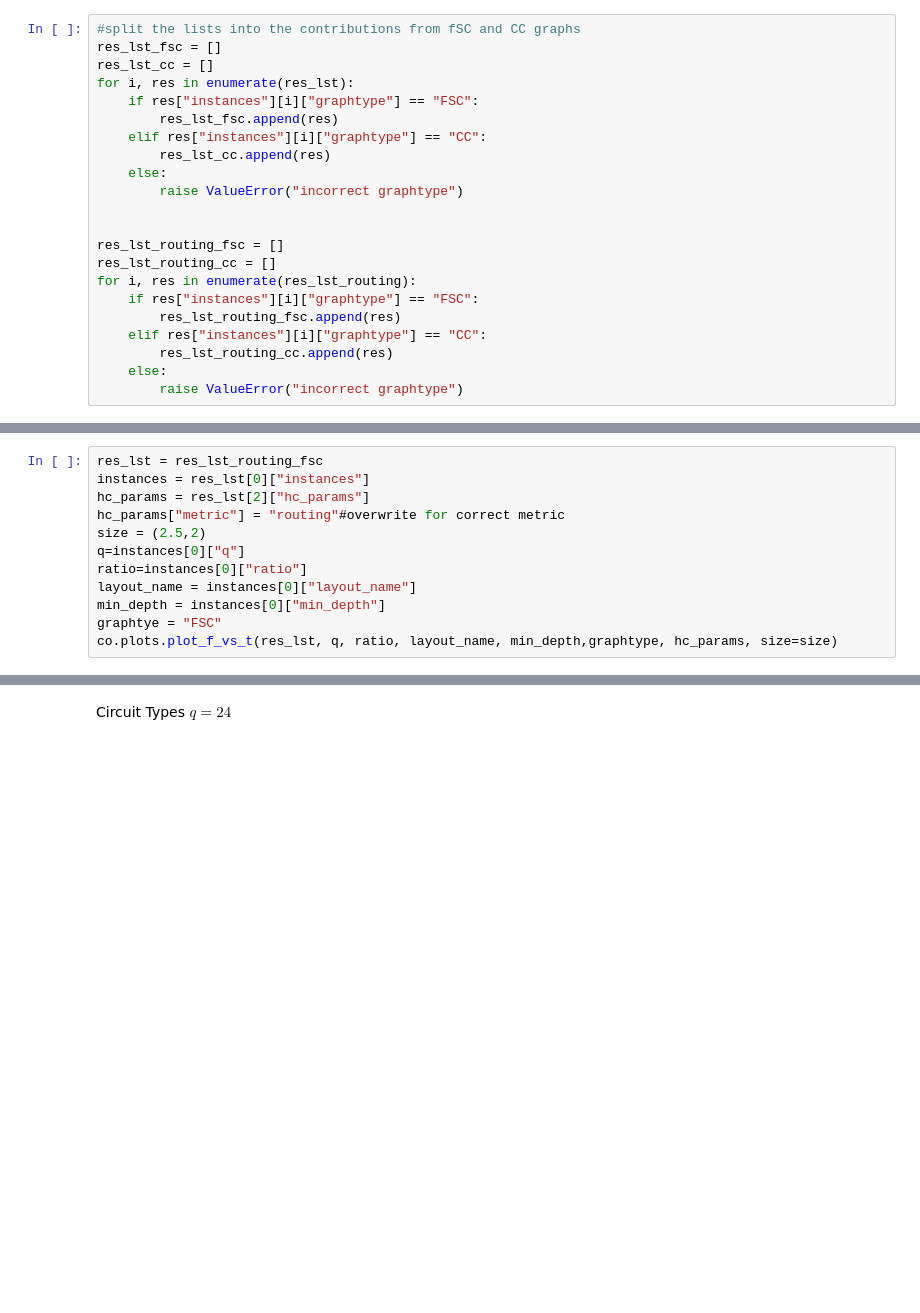
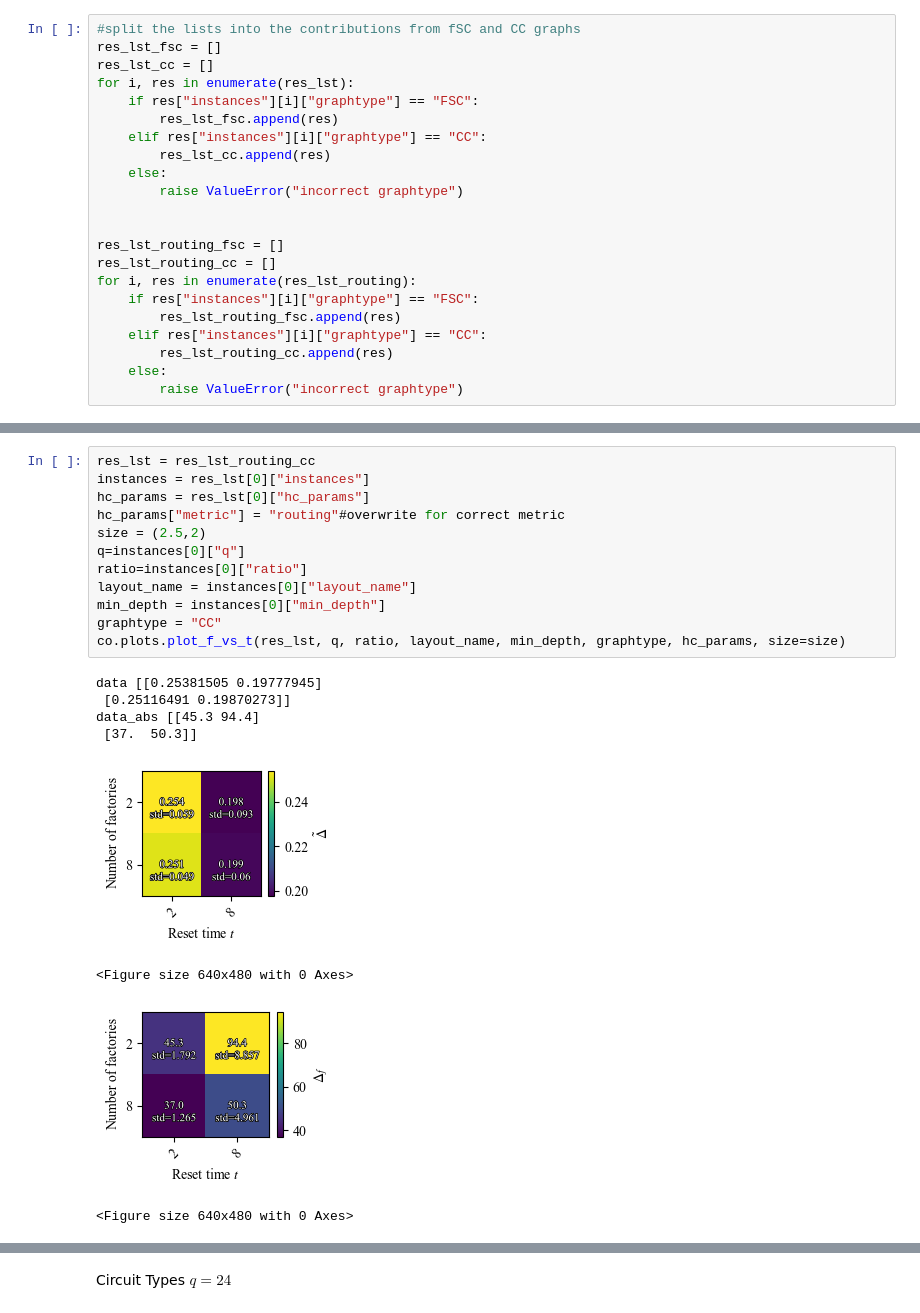
Before and after one commit to LSHerzog/mqt-qecc, a Jupyter notebook: src/mqt/qecc/co3/plots/numerics_summarized.ipynb, the cells around one changed output, grey strips where cells are left out. Drawn from its saved outputs; the diff is of its cells as text; blank space fills up the shorter version.

```diff
--- a/src/mqt/qecc/co3/plots/numerics_summarized.ipynb
+++ b/src/mqt/qecc/co3/plots/numerics_summarized.ipynb
@@ -60,12 +198,21 @@ co.plots.plot_f_vs_t(res_lst, q, ratio, layout_name, min_depth, graphtype, hc_pa
 # %%
-res_lst = res_lst_routing_fsc
+res_lst = res_lst_routing_cc
 instances = res_lst[0]["instances"]
-hc_params = res_lst[2]["hc_params"]
+hc_params = res_lst[0]["hc_params"]
 hc_params["metric"] = "routing"#overwrite for correct metric
 size = (2.5,2)
 q=instances[0]["q"]
 ratio=instances[0]["ratio"]
 layout_name = instances[0]["layout_name"]
 min_depth = instances[0]["min_depth"]
-graphtye = "FSC"
-co.plots.plot_f_vs_t(res_lst, q, ratio, layout_name, min_depth,graphtype, hc_params, size=size)
+graphtype = "CC"
+co.plots.plot_f_vs_t(res_lst, q, ratio, layout_name, min_depth, graphtype, hc_params, size=size)
+# %% [output]
+data [[0.25381505 0.19777945]
+ [0.25116491 0.19870273]]
+data_abs [[45.3 94.4]
+ [37.  50.3]]
+[figure, added]
+<Figure size 640x480 with 0 Axes>
+[figure, added]
+<Figure size 640x480 with 0 Axes>
```
Also changed, not shown: parts of 18 cells of this notebook, 7 other files.
